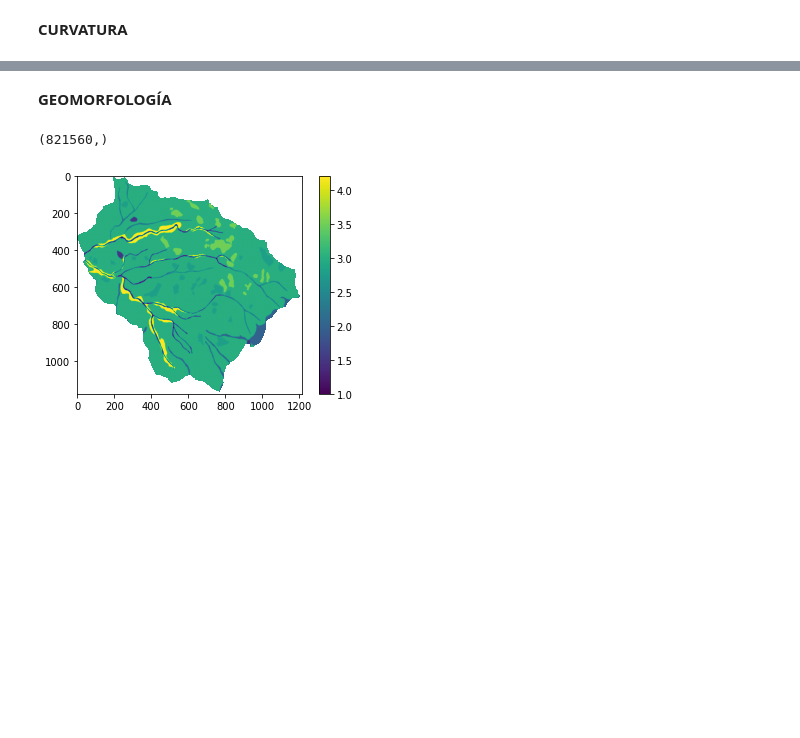
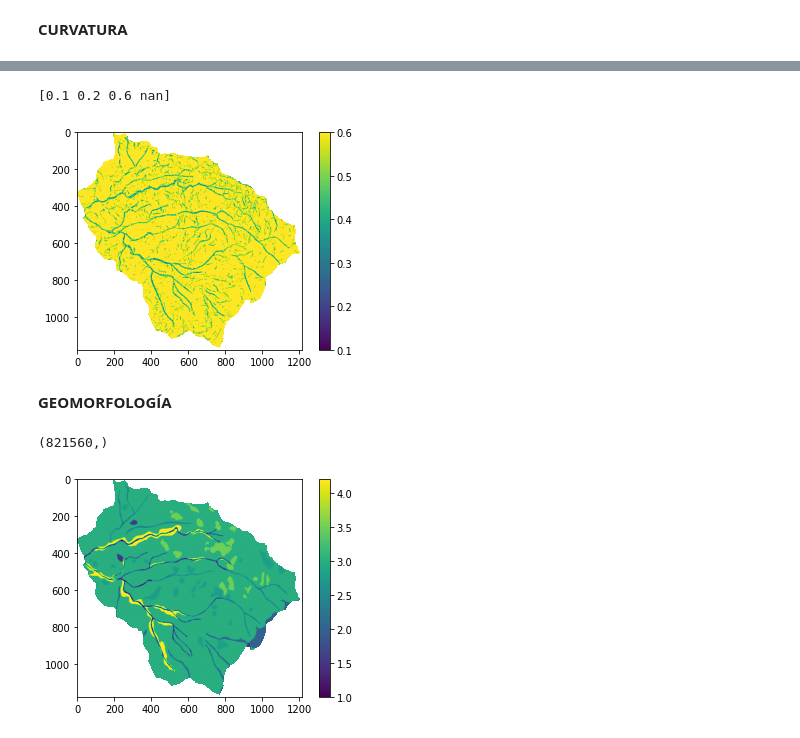
Before and after one commit to Alzategelizabeth/Cartografia-, a Jupyter notebook: Taller 6/MetodoHeuristico.ipynb, the cells around one changed output, grey strips where cells are left out. Cells and saved outputs as stored; diff of their text form; code cells hidden in the pictures; blank space fills up the shorter version.

```diff
--- a/Taller 6/MetodoHeuristico.ipynb
+++ b/Taller 6/MetodoHeuristico.ipynb
@@ -154,3 +160,13 @@ array([1., 2., 3.])
+# %%
+curvatura_re=np.where ( (np.logical_and (curvatura>=0, curvatura<1 )),0.1,curvatura );
+curvatura_re=np.where ( (np.logical_and (curvatura_re>=1, curvatura_re<2 )),0.2,curvatura_re);
+curvatura_re=np.where ( curvatura_re>=2,0.6,curvatura_re);
+print(np.unique(curvatura_re));
+plt.imshow(curvatura_re);
+plt.colorbar();
+# %% [output]
+[0.1 0.2 0.6 nan]
+[figure, added]
 # %% [markdown]
 **GEOMORFOLOGÍA**
 # %%
```
Also changed, not shown: parts of 10 cells of this notebook.
